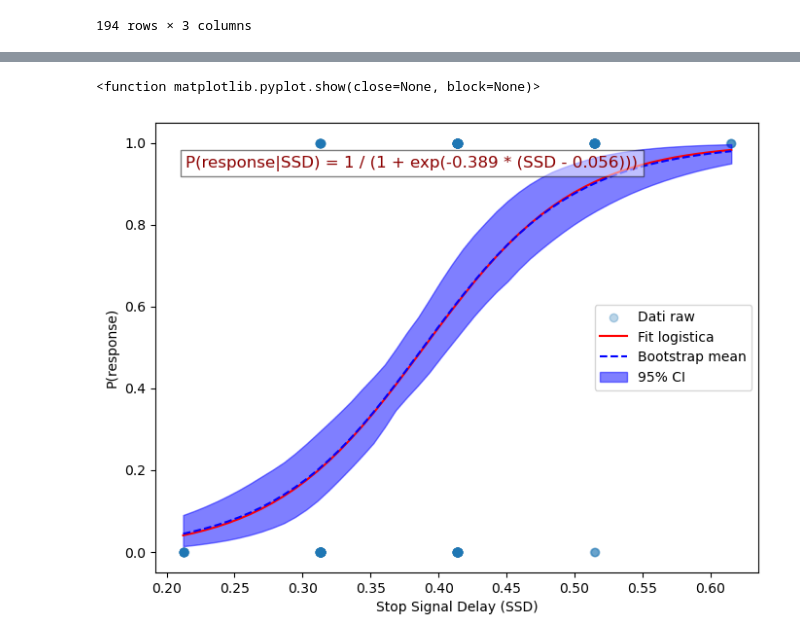
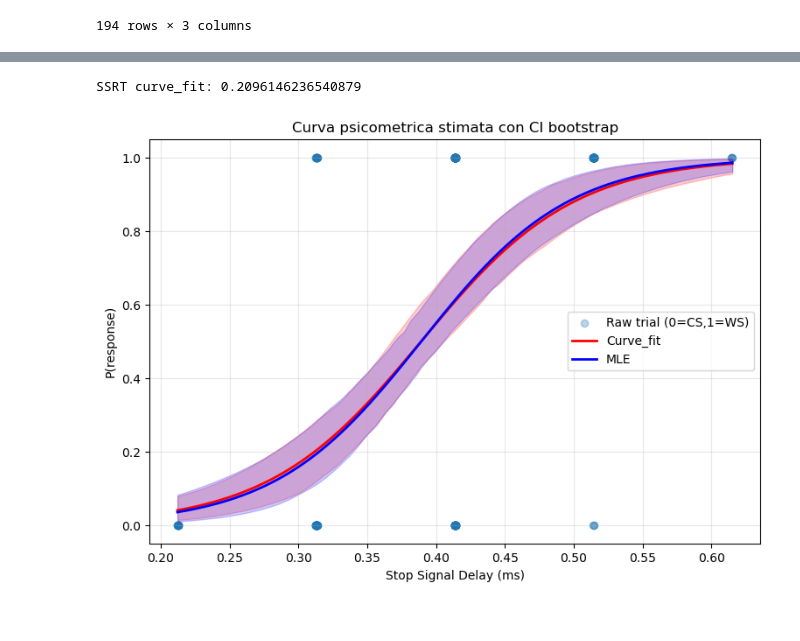
Before and after one commit to sime-iacovacci/Tesi, a Jupyter notebook: Behavioral analysis.ipynb, the cells around one changed output, grey strips where cells are left out. Cells and saved outputs as stored; diff of their text form; code cells hidden in the pictures.

```diff
--- a/Behavioral analysis.ipynb
+++ b/Behavioral analysis.ipynb
@@ -104,19 +131,0 @@ def bootstrap_logistic(df,n_boot=100, ssd_grid=None, ssd_col="StopSignal(s)", re
-# %%
-a_hat, b_hat=fit_logistic(SSD_combined_df)
-ssd_grid,mean_curve,lower, upper=bootstrap_logistic(SSD_combined_df)
-# %%
-plt.figure(figsize=(8,6))
-plt.scatter(SSD_combined_df["StopSignal(s)"],SSD_combined_df["Result"],alpha=0.3, label="Dati raw")
-plt.plot(ssd_grid, logistic(ssd_grid, a_hat, b_hat), "r-", label="Fit logistica")
-plt.plot(ssd_grid, mean_curve, "b--", label="Bootstrap mean")
-plt.fill_between(ssd_grid, upper, lower, color="blue", alpha=0.5, label="95% CI")
-equation_text = f"P(response|SSD) = 1 / (1 + exp(-{a_hat:.3f} * (SSD - {b_hat:.3f})))"
-plt.text(0.05, 0.9, equation_text, transform=plt.gca().transAxes,
-         fontsize=12, color="darkred", bbox=dict(facecolor="white", alpha=0.5))
-plt.xlabel("Stop Signal Delay (SSD)")
-plt.ylabel("P(response)")
-plt.legend()
-plt.show
-# %% [output]
-<function matplotlib.pyplot.show(close=None, block=None)>
-[figure, removed]
@@ -122,0 +179,24 @@ plt.show
+# %%
+# supponiamo di avere un dataframe df con colonne:
+# - "StopSignal(s)" = SSD
+# - "Result" = 0 (CS) / 1 (WS)
+# e un array con i tempi GO
+go_rts =nostop_BHV_GO_df["MoveOnset(s)"]  # esempio simulato
+
+# fit interpolaz["MoveOnsetione
+a_cf, b_cf, boots_cf = fit_curvefit_bootstrap(SSD_combined_df, n_boot=200)
+
+# fit MLE
+a_mle, b_mle, boots_mle, res = fit_mle_bootstrap(SSD_combined_df, n_boot=200)
+
+# SSRT
+ssd_min, ssd_max = SSD_combined_df["StopSignal(s)"].min(), SSD_combined_df["StopSignal(s)"].max()
+ssrt= compute_ssrt(go_rts,SSD_combined_df["StopSignal(s)"])
+
+print("SSRT curve_fit:", ssrt)
+
+# plot finale
+plot_results(SSD_combined_df, a_cf, b_cf, boots_cf, a_mle, b_mle, boots_mle)
+# %% [output]
+SSRT curve_fit: 0.2096146236540879
+[figure, added]
```
Also changed, not shown: parts of 7 cells of this notebook.
